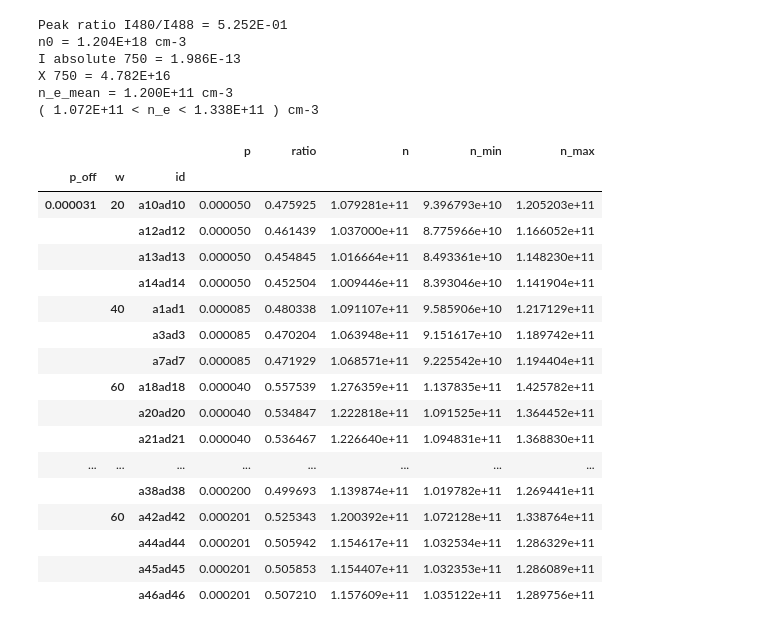
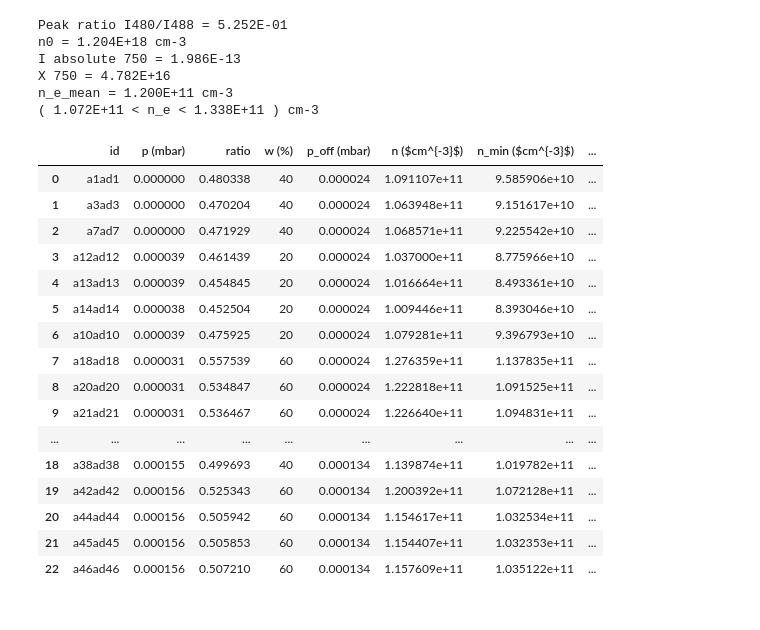
Before and after one commit to grigolet/lab16gym, a Jupyter notebook: notebooks/peak_analysis_ar_2302.ipynb, the cells around one changed output. Cells and saved outputs as stored; diff of their text form; code cells hidden in the pictures.

```diff
--- a/notebooks/peak_analysis_ar_2302.ipynb
+++ b/notebooks/peak_analysis_ar_2302.ipynb
@@ -54,54 +54,60 @@ ratios_p1, w_em_p1, results_p1 = functions.get_profile_ratio('../config_p1_2302.
 ratios_p2, w_em_p2, results_p2 = functions.get_profile_ratio('../config_p2_2302.json', '../data/2302/2302spectr/')
 n_avg_p1, n_min_p1, n_max_p1  = functions.get_density(ratios_p1, '../fantz-data/fants.txt')
 n_avg_p2, n_min_p2, n_max_p2  = functions.get_density(ratios_p2, '../fantz-data/fants.txt')
-p1_off = 3.1e-5
-p2_off = 1.74e-4
+p1_off = 2.40e-5
+p2_off = 1.34e-4
 # %%
 # create a pandas dataframe for densities
 df_spectra_n = pd.DataFrame()
 # for p1
 for w, content in results_p1.items():
     df = pd.read_json(json.dumps(content), orient="records")
     df['w'] = w
     df['p_off'] = p1_off
     df_spectra_n = pd.concat([df_spectra_n, df])
 
 # for p2
 for w, content in results_p2.items():
     df = pd.read_json(json.dumps(content), orient="records")
     df['w'] = w
     df['p_off'] = p2_off
     df_spectra_n = pd.concat([df_spectra_n, df])
 
 # apply the get density function to every row and save the results in a density dataframe
 df = pd.DataFrame(df_spectra_n['ratio'].apply(functions.get_density).tolist(), columns=['n', 'n_min', 'n_max'])
 df_spectra_n = df_spectra_n.reset_index()
 del df_spectra_n['index']
 
+# units
+
+
 # concatenate the two dataframes
 df_spectra_n = pd.concat([df_spectra_n, df], axis=1)
 # group by power and take average
 a = df_spectra_n.groupby(['p_off', 'w', 'id']).mean()
-a
+#a
+
+df_spectra_n.columns = ['id', 'p (mbar)', 'ratio', 'w (%)', 'p_off (mbar)',
+                       'n ($cm^{-3}$)', 'n_min ($cm^{-3}$)', 'n_max ($cm^{-3}$)']
+df_spectra_n
 # %% [output]
-|  |  |  | p | ratio | n | n_min | n_max |
-| p_off | w | id |  |  |  |  |  |
-| 0.000031 | 20 | a10ad10 | 0.000050 | 0.475925 | 1.079281e+11 | 9.396793e+10 | 1.205203e+11 |
-|  |  | a12ad12 | 0.000050 | 0.461439 | 1.037000e+11 | 8.775966e+10 | 1.166052e+11 |
-|  |  | a13ad13 | 0.000050 | 0.454845 | 1.016664e+11 | 8.493361e+10 | 1.148230e+11 |
-|  |  | a14ad14 | 0.000050 | 0.452504 | 1.009446e+11 | 8.393046e+10 | 1.141904e+11 |
-|  | 40 | a1ad1 | 0.000085 | 0.480338 | 1.091107e+11 | 9.585906e+10 | 1.217129e+11 |
-|  |  | a3ad3 | 0.000085 | 0.470204 | 1.063948e+11 | 9.151617e+10 | 1.189742e+11 |
-|  |  | a7ad7 | 0.000085 | 0.471929 | 1.068571e+11 | 9.225542e+10 | 1.194404e+11 |
-|  | 60 | a18ad18 | 0.000040 | 0.557539 | 1.276359e+11 | 1.137835e+11 | 1.425782e+11 |
-|  |  | a20ad20 | 0.000040 | 0.534847 | 1.222818e+11 | 1.091525e+11 | 1.364452e+11 |
-|  |  | a21ad21 | 0.000040 | 0.536467 | 1.226640e+11 | 1.094831e+11 | 1.368830e+11 |
-| ... | ... | ... | ... | ... | ... | ... | ... |
-|  |  | a38ad38 | 0.000200 | 0.499693 | 1.139874e+11 | 1.019782e+11 | 1.269441e+11 |
-|  | 60 | a42ad42 | 0.000201 | 0.525343 | 1.200392e+11 | 1.072128e+11 | 1.338764e+11 |
-|  |  | a44ad44 | 0.000201 | 0.505942 | 1.154617e+11 | 1.032534e+11 | 1.286329e+11 |
-|  |  | a45ad45 | 0.000201 | 0.505853 | 1.154407e+11 | 1.032353e+11 | 1.286089e+11 |
-|  |  | a46ad46 | 0.000201 | 0.507210 | 1.157609e+11 | 1.035122e+11 | 1.289756e+11 |
+|  | id | p (mbar) | ratio | w (%) | p_off (mbar) | n ($cm^{-3}$) | n_min ($cm^{-3}$) | ... |
+| 0 | a1ad1 | 0.000000 | 0.480338 | 40 | 0.000024 | 1.091107e+11 | 9.585906e+10 | ... |
+| 1 | a3ad3 | 0.000000 | 0.470204 | 40 | 0.000024 | 1.063948e+11 | 9.151617e+10 | ... |
+| 2 | a7ad7 | 0.000000 | 0.471929 | 40 | 0.000024 | 1.068571e+11 | 9.225542e+10 | ... |
+| 3 | a12ad12 | 0.000039 | 0.461439 | 20 | 0.000024 | 1.037000e+11 | 8.775966e+10 | ... |
+| 4 | a13ad13 | 0.000039 | 0.454845 | 20 | 0.000024 | 1.016664e+11 | 8.493361e+10 | ... |
+| 5 | a14ad14 | 0.000038 | 0.452504 | 20 | 0.000024 | 1.009446e+11 | 8.393046e+10 | ... |
+| 6 | a10ad10 | 0.000039 | 0.475925 | 20 | 0.000024 | 1.079281e+11 | 9.396793e+10 | ... |
+| 7 | a18ad18 | 0.000031 | 0.557539 | 60 | 0.000024 | 1.276359e+11 | 1.137835e+11 | ... |
+| 8 | a20ad20 | 0.000031 | 0.534847 | 60 | 0.000024 | 1.222818e+11 | 1.091525e+11 | ... |
+| 9 | a21ad21 | 0.000031 | 0.536467 | 60 | 0.000024 | 1.226640e+11 | 1.094831e+11 | ... |
+| ... | ... | ... | ... | ... | ... | ... | ... | ... |
+| 18 | a38ad38 | 0.000155 | 0.499693 | 40 | 0.000134 | 1.139874e+11 | 1.019782e+11 | ... |
+| 19 | a42ad42 | 0.000156 | 0.525343 | 60 | 0.000134 | 1.200392e+11 | 1.072128e+11 | ... |
+| 20 | a44ad44 | 0.000156 | 0.505942 | 60 | 0.000134 | 1.154617e+11 | 1.032534e+11 | ... |
+| 21 | a45ad45 | 0.000156 | 0.505853 | 60 | 0.000134 | 1.154407e+11 | 1.032353e+11 | ... |
+| 22 | a46ad46 | 0.000156 | 0.507210 | 60 | 0.000134 | 1.157609e+11 | 1.035122e+11 | ... |
 # %%
 # create pandas dataframe for temperatures
 # open the json file
```
Also changed, not shown: parts of 4 cells of this notebook, 1 other file.
